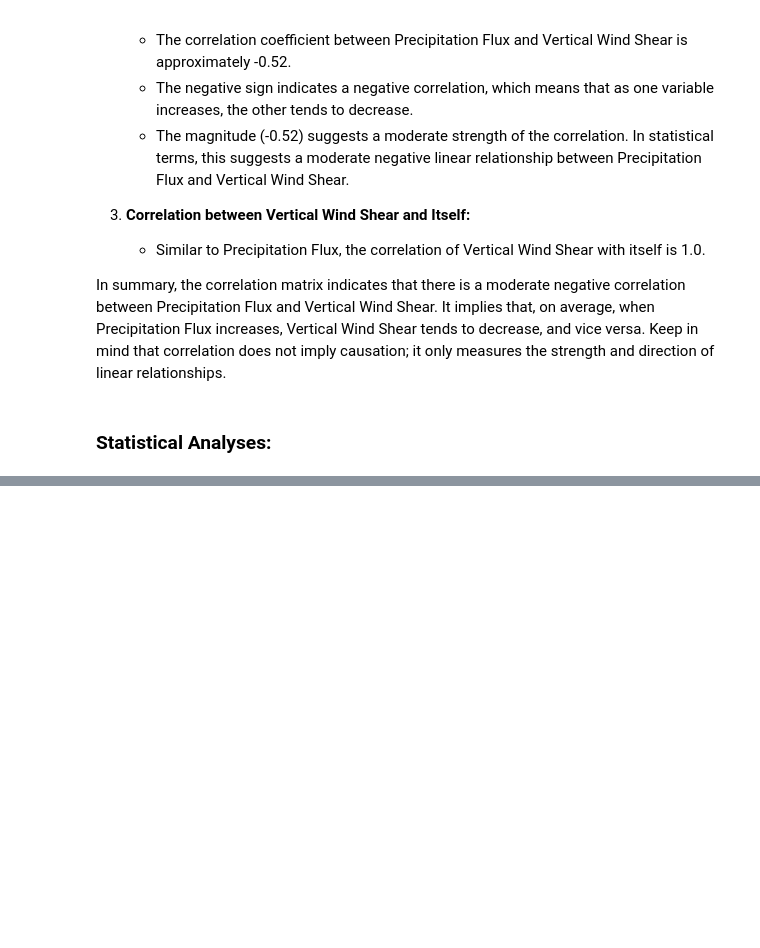
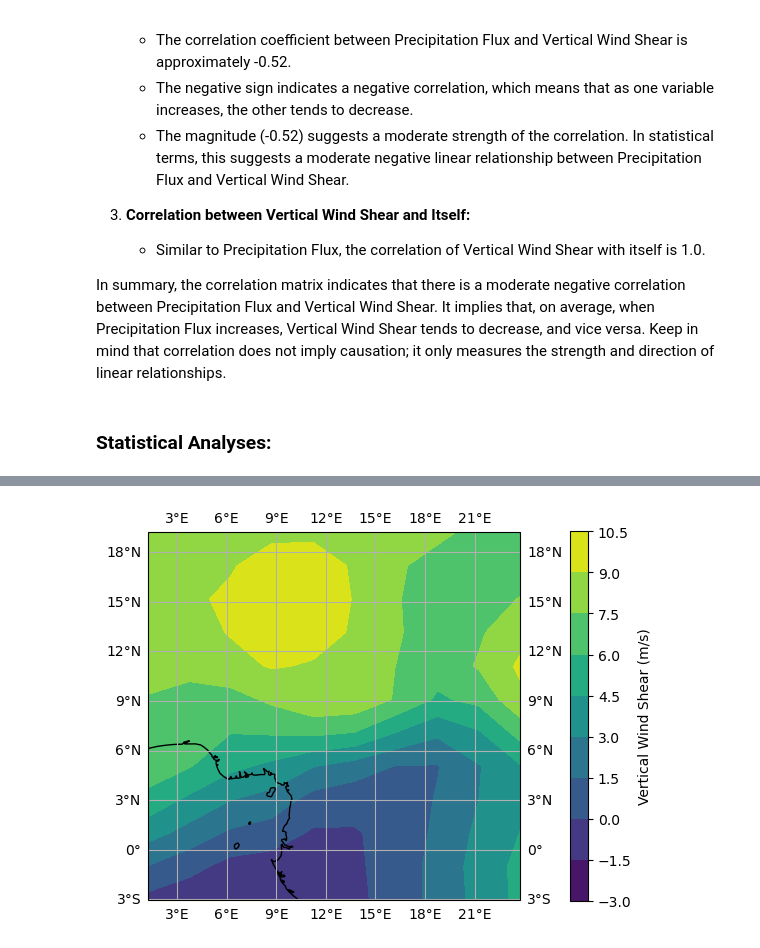
Before and after one commit to CalebTek/west-africa-rainfall-shear-analysis, a Jupyter notebook: CMIP5_Analysis.ipynb, the cells around one changed output, grey strips where cells are left out. Drawn from its saved outputs; the diff is of its cells as text; code cells hidden in the pictures; blank space fills up the shorter version.

```diff
--- a/CMIP5_Analysis.ipynb
+++ b/CMIP5_Analysis.ipynb
@@ -422,0 +452,27 @@ plt.show()
+# %%
+import matplotlib.pyplot as plt
+import cartopy.crs as ccrs
+import xarray as xr
+
+# Assuming you have an xarray DataArray 'vertical_wind_shear' with 'lat', 'lon', and 'values'
+# vertical_wind_shear = ...
+
+# Create a Cartopy GeoAxes
+fig, ax = plt.subplots(subplot_kw={'projection': ccrs.PlateCarree()})
+
+# Plot the data using contourf
+cf = ax.contourf(vertical_wind_shear['lon'], vertical_wind_shear['lat'], vertical_wind_shear.isel(time=0), transform=ccrs.PlateCarree(), cmap='viridis')
+
+# Add colorbar
+cbar = plt.colorbar(cf, ax=ax, orientation='vertical', pad=0.1)
+cbar.set_label('Vertical Wind Shear (m/s)')
+
+# Add coastlines, gridlines, etc.
+ax.coastlines()
+ax.gridlines(draw_labels=True)
+
+# Save the figure
+fig.savefig('figures/vertical_wind_shear_plot.png', bbox_inches='tight')
+plt.show()
+# %% [output]
+[figure, added]
```
Also changed, not shown: parts of 31 cells of this notebook, 23 other files.
